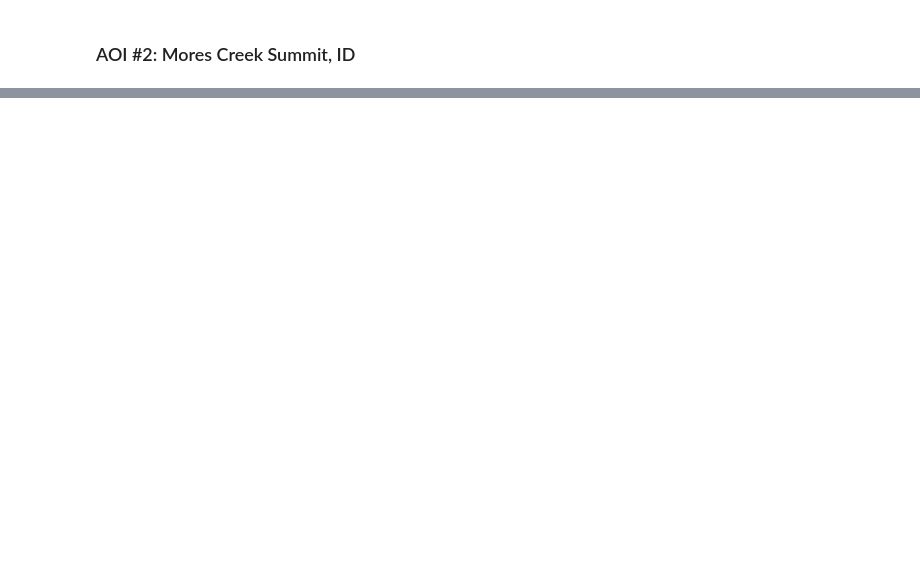
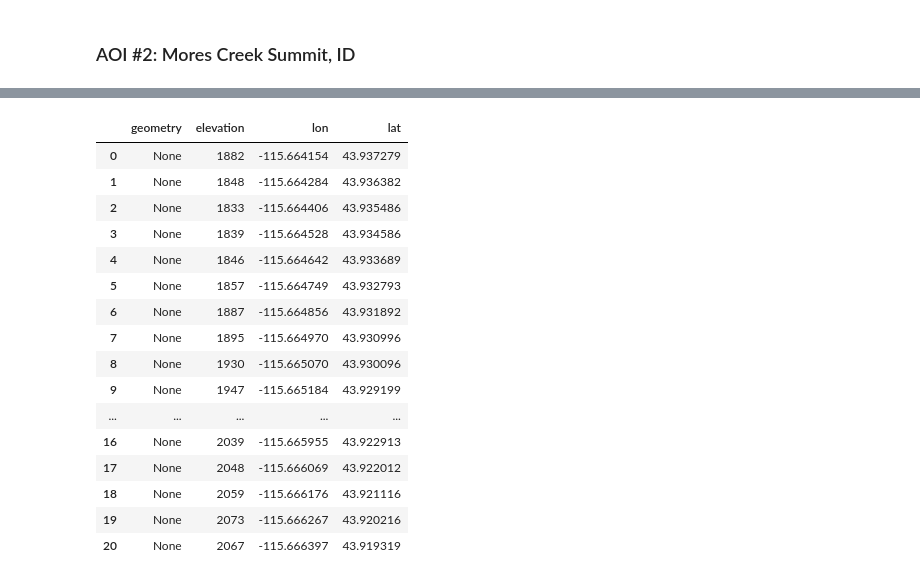
Before and after one commit to ICESAT-2HackWeek/2022-snow-dem-large, a Jupyter notebook: notebooks/SRTM_GEE.ipynb, the cells around one changed output, grey strips where cells are left out. Drawn from its saved outputs; the diff is of its cells as text; code cells hidden in the pictures; blank space fills up the shorter version.

```diff
--- a/notebooks/SRTM_GEE.ipynb
+++ b/notebooks/SRTM_GEE.ipynb
@@ -155,4 +158,25 @@ is_ee.getInfo()
 # %%
-# -----sample SRTM at features
-SRTM1_sample = SRTM1.sampleRegions(is_ee)
-SRTM1_sample
+# -----sample SRTM at points
+SRTM2_sample = ee.FeatureCollection(SRTM2.sample(is2_ee))
+SRTM2_sample_gdf = geemap.ee_to_geopandas(SRTM2_sample, selectors=['elevation'])
+SRTM2_sample_gdf['lon'] = is2_gdf['lon']
+SRTM2_sample_gdf['lat'] = is2_gdf['lat']
+SRTM2_sample_gdf
+# %% [output]
+|  | geometry | elevation | lon | lat |
+| 0 | None | 1882 | -115.664154 | 43.937279 |
+| 1 | None | 1848 | -115.664284 | 43.936382 |
+| 2 | None | 1833 | -115.664406 | 43.935486 |
+| 3 | None | 1839 | -115.664528 | 43.934586 |
+| 4 | None | 1846 | -115.664642 | 43.933689 |
+| 5 | None | 1857 | -115.664749 | 43.932793 |
+| 6 | None | 1887 | -115.664856 | 43.931892 |
+| 7 | None | 1895 | -115.664970 | 43.930996 |
+| 8 | None | 1930 | -115.665070 | 43.930096 |
+| 9 | None | 1947 | -115.665184 | 43.929199 |
+| ... | ... | ... | ... | ... |
+| 16 | None | 2039 | -115.665955 | 43.922913 |
+| 17 | None | 2048 | -115.666069 | 43.922012 |
+| 18 | None | 2059 | -115.666176 | 43.921116 |
+| 19 | None | 2073 | -115.666267 | 43.920216 |
+| 20 | None | 2067 | -115.666397 | 43.919319 |
```
Also changed, not shown: parts of 8 cells of this notebook, 1 other file.
